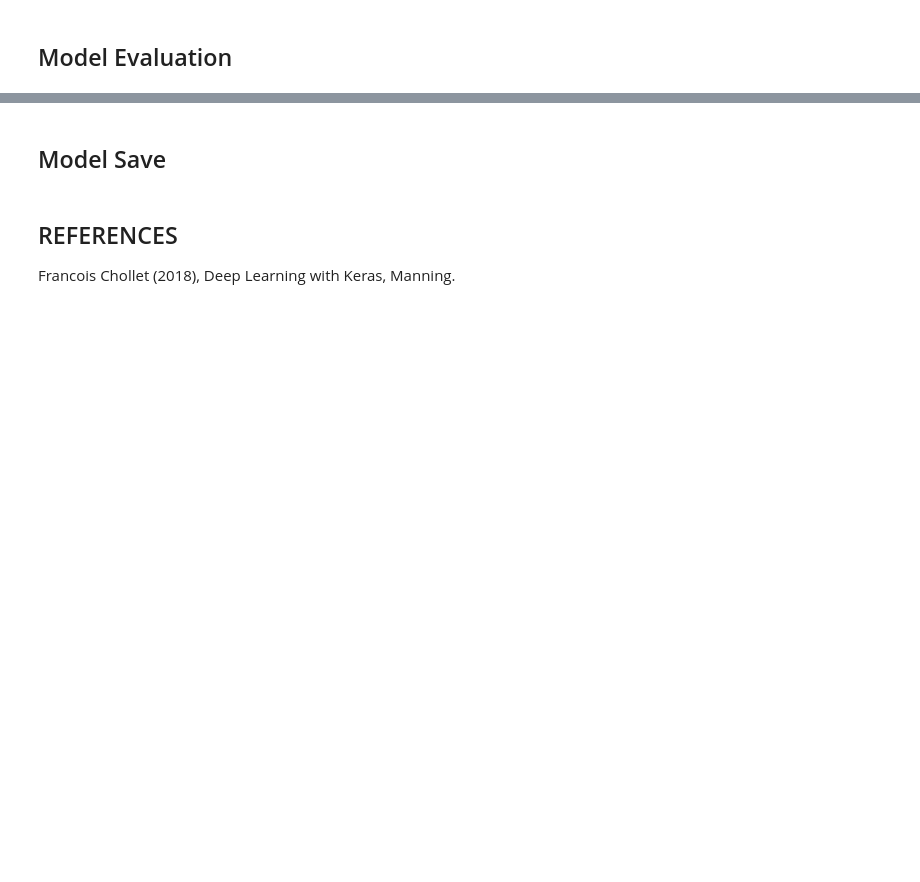
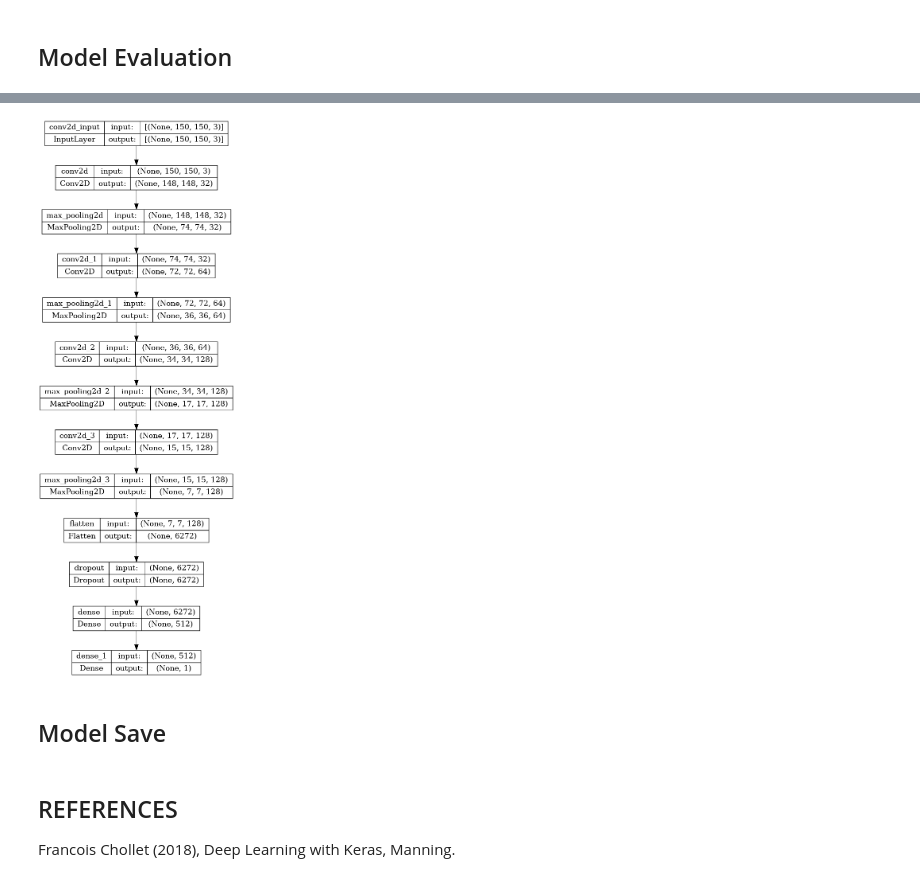
Before and after one commit to schneialexan/deep-learning, a Jupyter notebook: Hausaufgaben/Blatt 3/helper/4_data_augmentation.ipynb, the cells around one changed output, grey strips where cells are left out. Drawn from its saved outputs; the diff is of its cells as text; code cells hidden in the pictures; blank space fills up the shorter version.

```diff
--- a/Hausaufgaben/Blatt 3/helper/4_data_augmentation.ipynb
+++ b/Hausaufgaben/Blatt 3/helper/4_data_augmentation.ipynb
@@ -166,0 +186,6 @@ plt.figure()
+# %%
+from keras.utils.vis_utils import plot_model
+import tensorflow as tf
+model = tf.keras.models.load_model('cats_and_dogs_2k.h5')
+plot_model(model, show_shapes=True, show_layer_names=True)
+# %% [output]
@@ -167,3 +194,4 @@ plt.figure()
+[figure, added]
 # %% [markdown]
 ## Model Save
 # %%
```
Also changed, not shown: parts of 9 cells of this notebook, 4 other files.
